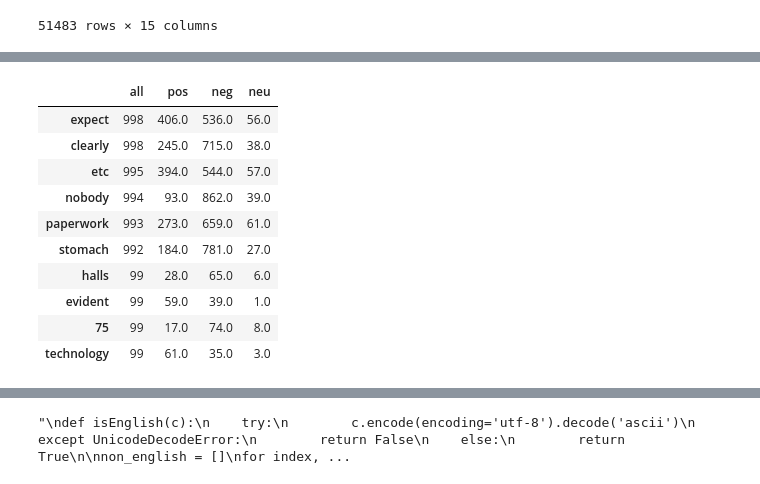
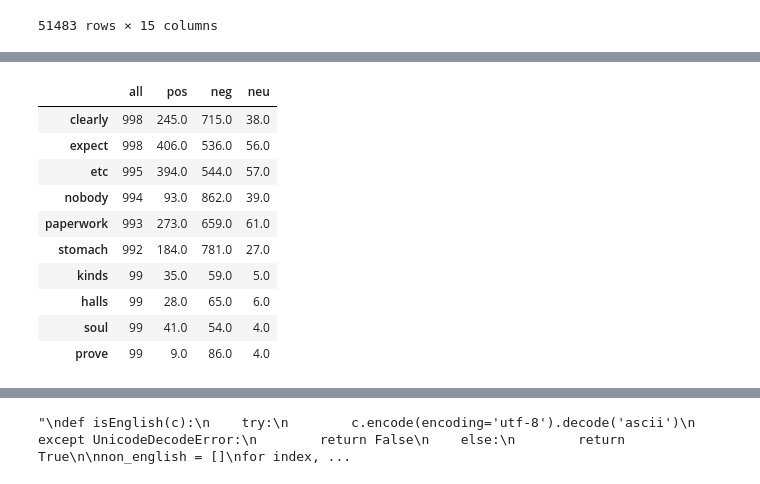
Before and after one commit to CGRowe96/WGU_MSDA, a Jupyter notebook: D214/capstone.ipynb, the cells around one changed output, grey strips where cells are left out. Saved outputs shown, nothing was run; the diff lists cells and outputs as text; code cells hidden in the pictures.

```diff
--- a/D214/capstone.ipynb
+++ b/D214/capstone.ipynb
@@ -694,37 +740,38 @@ Vocabulary size: 95478
 # %%
 pos_mask = south_df['label'] == 'positive'
 neg_mask = south_df['label'] == 'negative'
 neu_mask = south_df['label'] == 'neutral'
 
 south_pos_words = south_df[pos_mask]
 south_neg_words = south_df[neg_mask]
 south_neu_words = south_df[neu_mask]
 
 s_pos_word_list = get_words(south_pos_words, 'cleaned text')
 s_neg_word_list = get_words(south_neg_words, 'cleaned text')
 s_neu_word_list = get_words(south_neu_words, 'cleaned text')
 
 s_pos_word_freq = pd.Series(s_pos_word_list).value_counts()
 s_neg_word_freq = pd.Series(s_neg_word_list).value_counts()
 s_neu_word_freq = pd.Series(s_neu_word_list).value_counts()
 
 word_counts_df = (pd.concat([all_freq_south, s_pos_word_freq, s_neg_word_freq, s_neu_word_freq],
                             axis=1, sort=True).set_axis(['all','pos','neg','neu'], axis=1)
                             .apply(lambda s: s.astype(str)))
 
+word_counts_df.fillna(0)
 word_counts_df.sort_values(by='all', ascending=False).head(10)
 # %% [output]
 |  | all | pos | neg | neu |
+| clearly | 998 | 245.0 | 715.0 | 38.0 |
 | expect | 998 | 406.0 | 536.0 | 56.0 |
-| clearly | 998 | 245.0 | 715.0 | 38.0 |
 | etc | 995 | 394.0 | 544.0 | 57.0 |
 | nobody | 994 | 93.0 | 862.0 | 39.0 |
 | paperwork | 993 | 273.0 | 659.0 | 61.0 |
 | stomach | 992 | 184.0 | 781.0 | 27.0 |
+| kinds | 99 | 35.0 | 59.0 | 5.0 |
 | halls | 99 | 28.0 | 65.0 | 6.0 |
-| evident | 99 | 59.0 | 39.0 | 1.0 |
-| 75 | 99 | 17.0 | 74.0 | 8.0 |
-| technology | 99 | 61.0 | 35.0 | 3.0 |
+| soul | 99 | 41.0 | 54.0 | 4.0 |
+| prove | 99 | 9.0 | 86.0 | 4.0 |
 # %%
 all_words_west = get_words(west_df, 'cleaned text')
 all_freq_west = pd.Series(all_words_west).value_counts()
```
Also changed, not shown: parts of 56 cells of this notebook.
